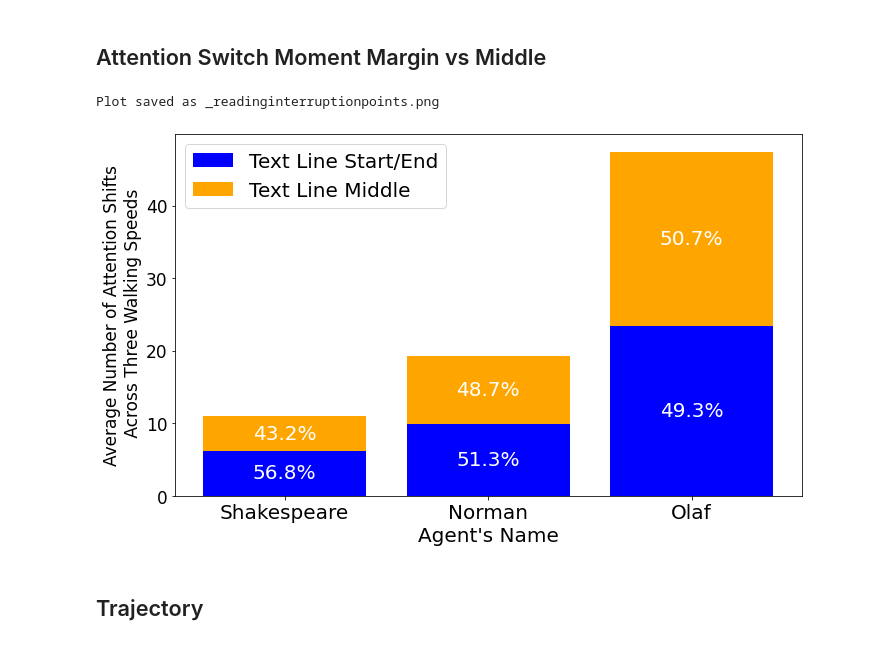
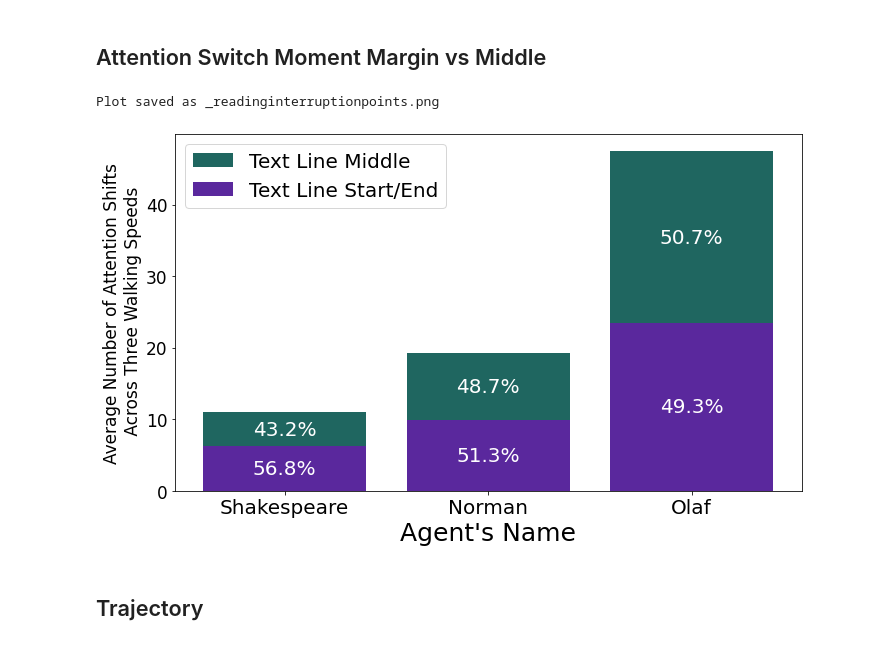
Before and after one commit to BaiYunpeng1949/heads-up-multitasker, a Jupyter notebook: hrl/envs/supervisory_control/results/Figure Drawer Supervisory Control Simulation Results.ipynb, the cells around one changed output. Saved outputs shown, nothing was run; the diff lists cells and outputs as text; code cells hidden in the pictures.

Commit message:
0910-hrl-draw figures-fixed the study 1 results as required by Prof.

```diff
--- a/hrl/envs/supervisory_control/results/Figure Drawer Supervisory Control Simulation Results.ipynb
+++ b/hrl/envs/supervisory_control/results/Figure Drawer Supervisory Control Simulation Results.ipynb
@@ -723,39 +723,40 @@ middle_percentages = [middle_percentage_a, middle_percentage_b, middle_percentag
 
 # Plotting
 fig, ax = plt.subplots(figsize=(10, 6))
-bars_margin = ax.bar(labels, avg_margin_attentions, label='Text Line Start/End', color='blue')
-bars_middle = ax.bar(labels, avg_middle_attentions, bottom=avg_margin_attentions, label='Text Line Middle', color='orange')
+bars_middle = ax.bar(labels, avg_middle_attentions, bottom=avg_margin_attentions, label='Text Line Middle', color=(0.12, 0.4, 0.376))
+bars_margin = ax.bar(labels, avg_margin_attentions, label='Text Line Start/End', color=(0.353, 0.157, 0.617))
+
 
 # Annotating with percentages
 for i, bar in enumerate(bars_margin):
     height = bar.get_height()
     ax.text(bar.get_x() + bar.get_width()/2., height/2.,
             f'{margin_percentages[i]:.1f}%', ha='center', va='center', color='white', fontsize=20)
 
 for i, bar in enumerate(bars_middle):
     height = bar.get_height()
     ax.text(bar.get_x() + bar.get_width()/2., avg_margin_attentions[i] + height/2.,
             f'{middle_percentages[i]:.1f}%', ha='center', va='center', color='white', fontsize=20)
 
-ax.set_xlabel("Agent's Name", fontsize=20)
+ax.set_xlabel("Agent's Name", fontsize=25)
 ax.set_ylabel('Average Number of Attention Shifts\n Across Three Walking Speeds', fontsize=17)
 # ax.set_title('Average Attention Switch Interruption Position Distribution by Sentence Position')
 ax.set_xticks(np.arange(len(labels)))  # Set tick locations
 ax.set_xticklabels(labels, fontsize=20)  # Adjust fontsize as desired
 ax.tick_params(axis='y', labelsize=17)  # Adjust the fontsize as desired for y-axis
 ax.legend(loc='upper left', fontsize=20)
 
 plt.tight_layout()
 
 # Save the plot to a local file
 # output_filename = 'readinginterruptionpoints.png'
 output_filename = '_readinginterruptionpoints.png'
 plt.savefig(output_filename, dpi=300, bbox_inches='tight')
 print(f'Plot saved as {output_filename}')
 plt.show()
 # %% [output]
 Plot saved as _readinginterruptionpoints.png
-[figure, old version]
+[figure, new version]
 # %% [markdown]
 ## Trajectory
 # %%
```
Also changed, not shown: parts of 3 cells of this notebook, 4 other files.
